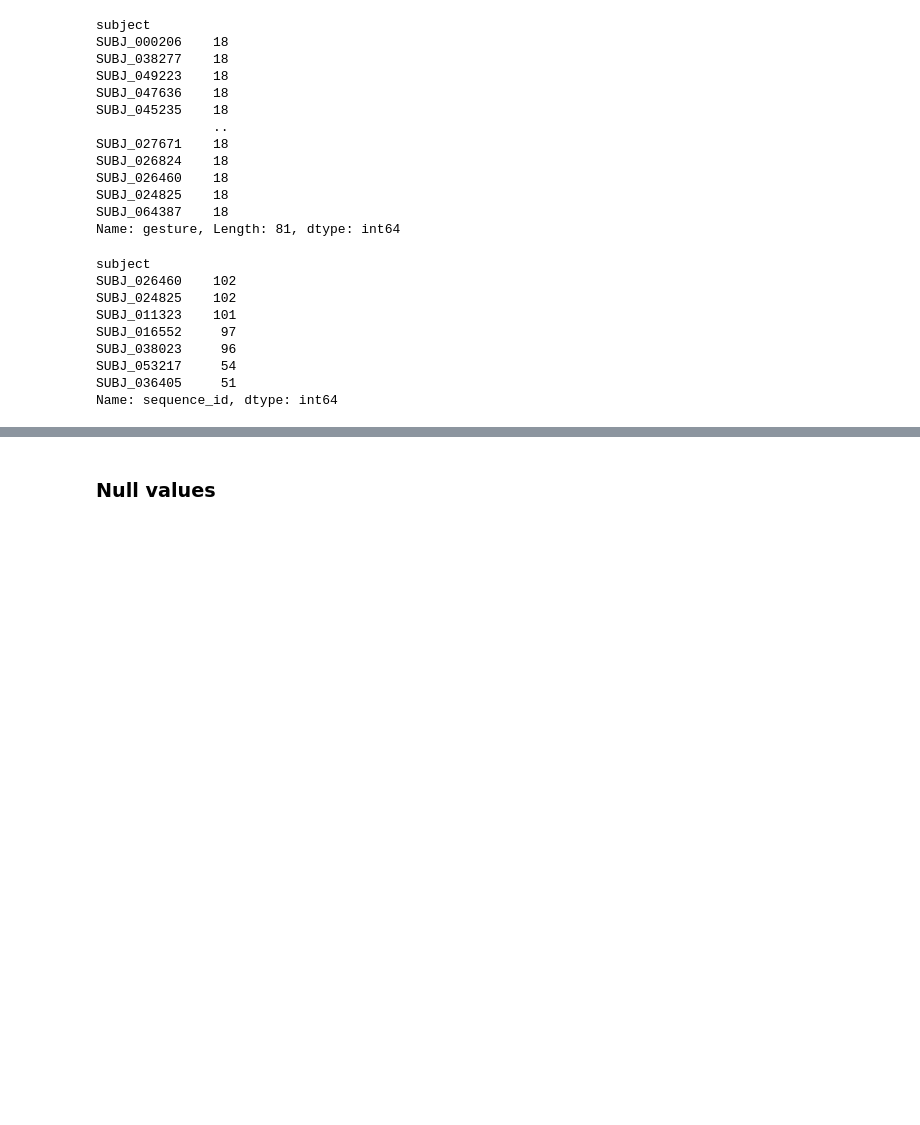
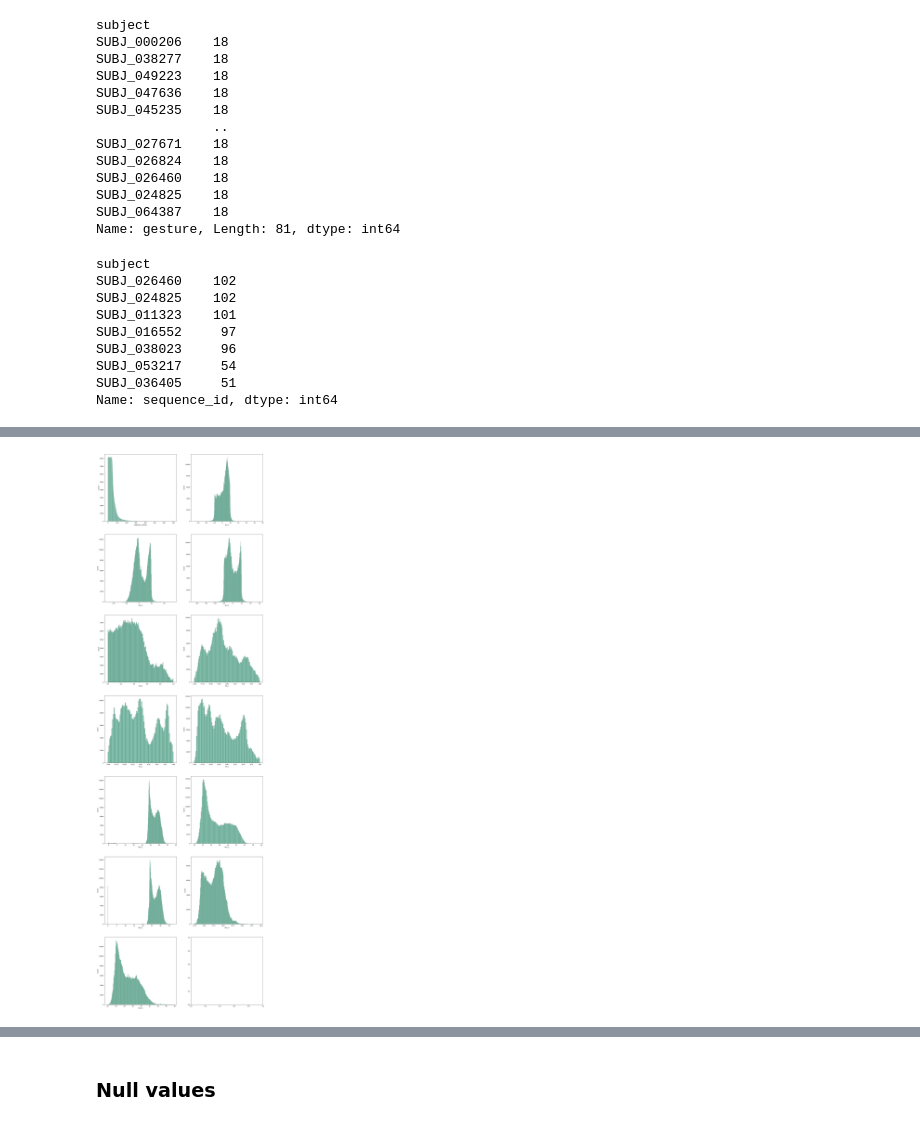
Before and after one commit to greenrey/kaggle, a Jupyter notebook: detect behavior with sensor data/detect_behavior_with_sensor_data.ipynb, the cells around one changed output, grey strips where cells are left out. Drawn from its saved outputs; the diff is of its cells as text; code cells hidden in the pictures; blank space fills up the shorter version.

```diff
--- a/detect behavior with sensor data/detect_behavior_with_sensor_data.ipynb
+++ b/detect behavior with sensor data/detect_behavior_with_sensor_data.ipynb
@@ -244,0 +258,10 @@ for i, col in enumerate(df.iloc[:, 1:9].columns):
+# %%
+# Distribution of numeric columns except tof
+fig, axes = plt.subplots(nrows=7, ncols=2, figsize=(20, 70))
+
+for i, col in enumerate(columns_num[:13]):
+    r = i // 2
+    c = i % 2
+    sns.histplot(data=df, x=col, ax=axes[r][c])
+# %% [output]
+[figure, added]
```
Also changed, not shown: parts of 11 cells of this notebook.
